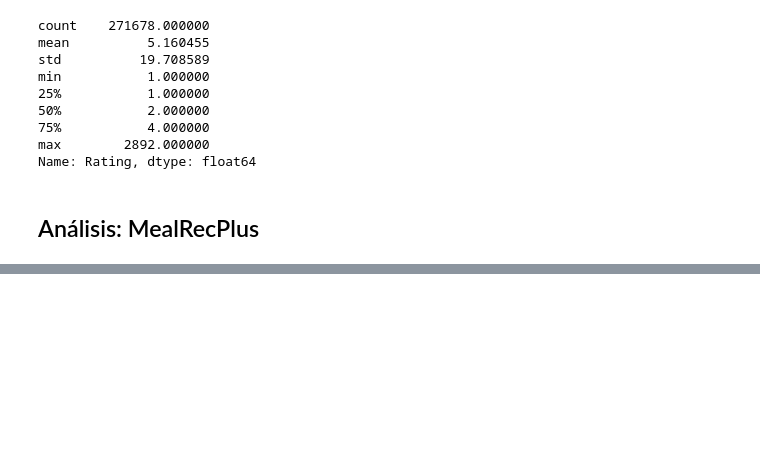
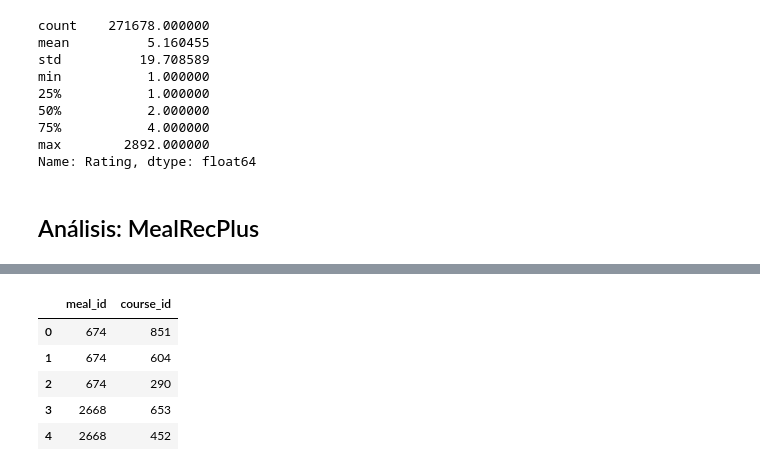
Before and after one commit to ResistorCat/recsys-project, a Jupyter notebook: analysis/main.ipynb, the cells around one changed output, grey strips where cells are left out. Drawn from its saved outputs; the diff is of its cells as text; code cells hidden in the pictures; blank space fills up the shorter version.

```diff
--- a/analysis/main.ipynb
+++ b/analysis/main.ipynb
@@ -302,0 +327,11 @@ MealRecPlus tiene 2 datasets distintos; MealRec+H y MealRec+L.
+# %%
+df_mealrecplus_h_meal_course = pd.read_csv(os.path.join(PATH_DATASETS_MEALRECPLUS, "MealRecPlus-main", "MealRec+", "MealRec+H", "meal_course.txt"), sep="\t", header=None)
+df_mealrecplus_h_meal_course.columns = ["meal_id", "course_id"]
+df_mealrecplus_h_meal_course.head()
+# %% [output]
+|  | meal_id | course_id |
+| 0 | 674 | 851 |
+| 1 | 674 | 604 |
+| 2 | 674 | 290 |
+| 3 | 2668 | 653 |
+| 4 | 2668 | 452 |
```
Also changed, not shown: parts of 6 cells of this notebook.
